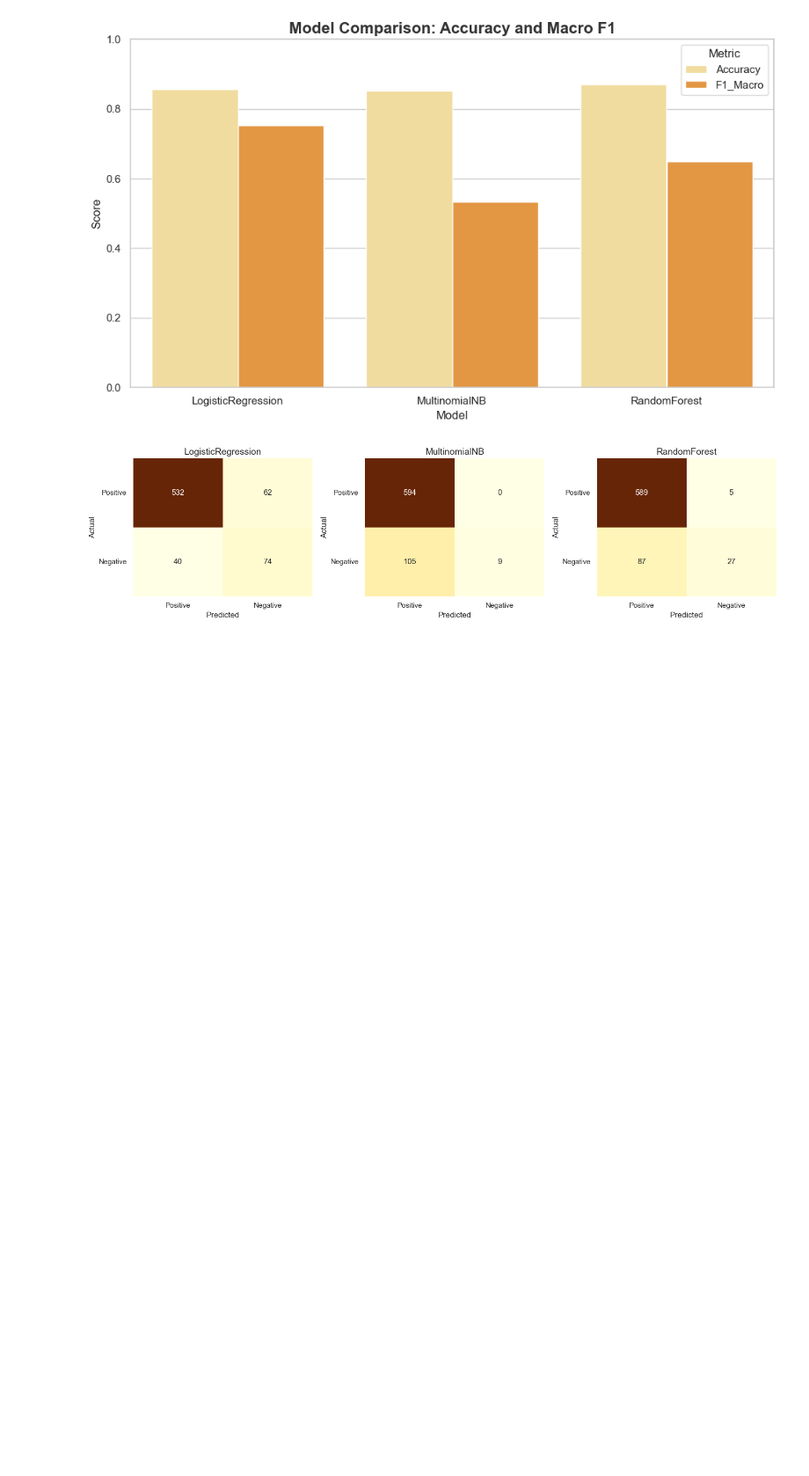
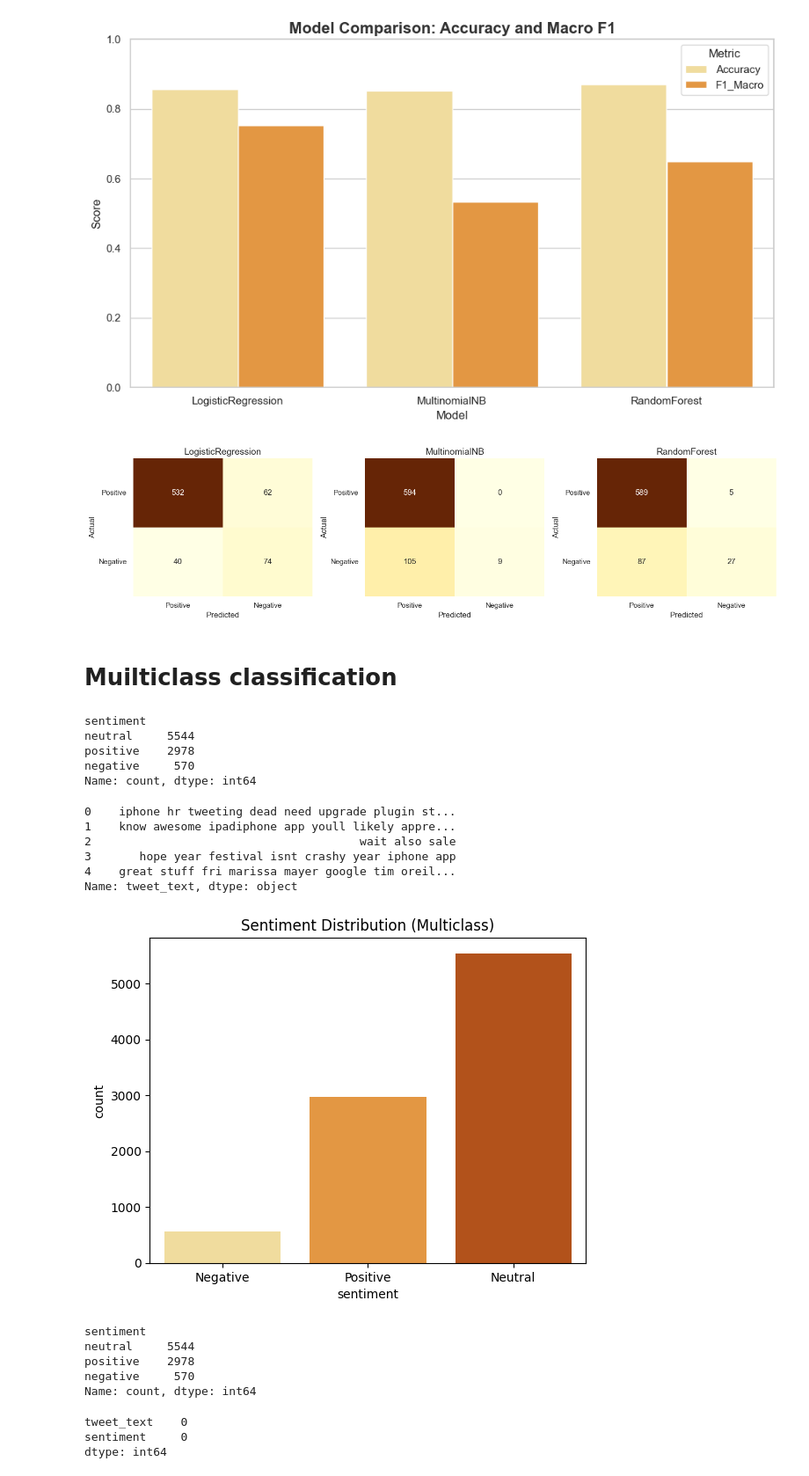
Before and after one commit to PrimeTonyCode/phase_4_project, a Jupyter notebook: Tweet_Sentiment_NLP.ipynb, the cells around one changed output. Shown at 88% size. Saved outputs shown, nothing was run; the diff lists cells and outputs as text; code cells hidden in the pictures; blank space fills up the shorter version.

Commit message:
multiclass model classification

```diff
--- a/Tweet_Sentiment_NLP.ipynb
+++ b/Tweet_Sentiment_NLP.ipynb
@@ -543,3 +543,59 @@ plt.savefig('output/confusion_matrices_binary.png', dpi=400)
 plt.show()
 # %% [output]
 [figure]
+# %% [markdown]
+# Muilticlass classification
+# %%
+# First copy the dataset
+multi_data = data.copy()
+
+# Map known labels to simplified ones
+multi_data['sentiment'] = multi_data['sentiment'].replace({
+    'Negative emotion': 'negative',
+    'Positive emotion': 'positive',
+    'No emotion toward brand or product': 'neutral'
+})
+
+# Now fill the missing ones (NaN) with neutral
+multi_data['sentiment'] = multi_data['sentiment'].fillna('neutral')
+
+print(multi_data['sentiment'].value_counts())
+# %% [output]
+sentiment
+neutral     5544
+positive    2978
+negative     570
+Name: count, dtype: int64
+# %%
+# preprocess the text
+multi_data['tweet_text'] = multi_data['tweet_text'].apply(clean_text)
+
+print(multi_data['tweet_text'].head())
+# %% [output]
+0    iphone hr tweeting dead need upgrade plugin st...
+1    know awesome ipadiphone app youll likely appre...
+2                                       wait also sale
+3       hope year festival isnt crashy year iphone app
+4    great stuff fri marissa mayer google tim oreil...
+Name: tweet_text, dtype: object
+# %%
+# sentiment distribution
+sns.countplot(x='sentiment', data=multi_data, palette='YlOrBr')
+plt.title("Sentiment Distribution (Multiclass)")
+plt.xticks([0, 1, 2], ['Negative', 'Positive', 'Neutral'])
+plt.show()
+print(multi_data['sentiment'].value_counts())
+# %% [output]
+[figure, added]
+sentiment
+neutral     5544
+positive    2978
+negative     570
+Name: count, dtype: int64
+# %%
+# check for nulls
+multi_data.isnull().sum()
+# %% [output]
+tweet_text    0
+sentiment     0
+dtype: int64
```
Also changed, not shown: parts of 24 cells of this notebook.
